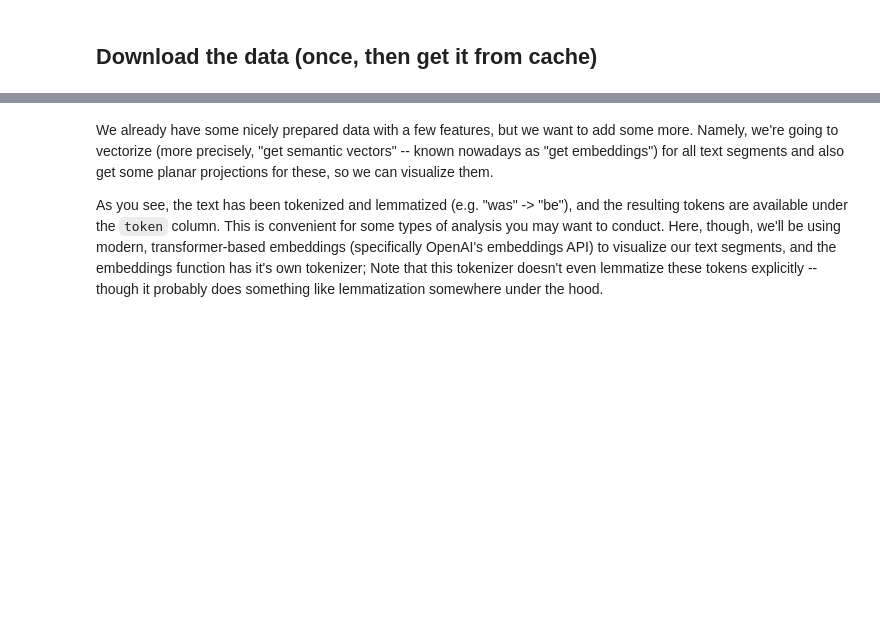
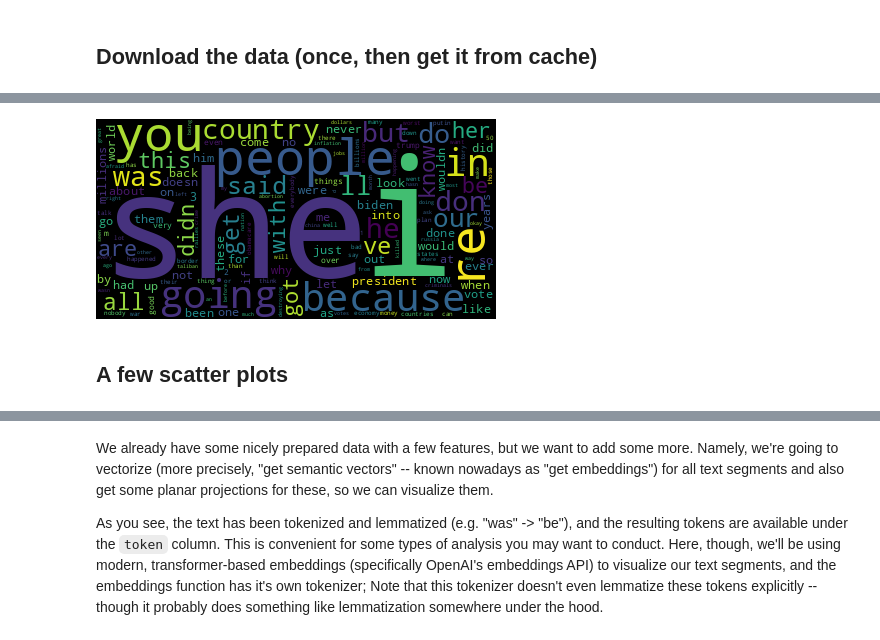
Before and after one commit to cosmograph-org/py_cosmograph, a Jupyter notebook: demos/harris_vs_trump_debate.ipynb, the cells around one changed output, grey strips where cells are left out. Cells and saved outputs as stored; diff of their text form; code cells hidden in the pictures; blank space fills up the shorter version.

```diff
--- a/demos/harris_vs_trump_debate.ipynb
+++ b/demos/harris_vs_trump_debate.ipynb
@@ -73,0 +192,6 @@ Name: 0, dtype: object
+# %%
+word_clouds['DONALD TRUMP']  # if you have the guise library installed, you'll see a word cloud here
+# %% [output]
+[figure, added]
+# %% [markdown]
+## A few scatter plots
```
Also changed, not shown: parts of 35 cells of this notebook, 6 other files.
